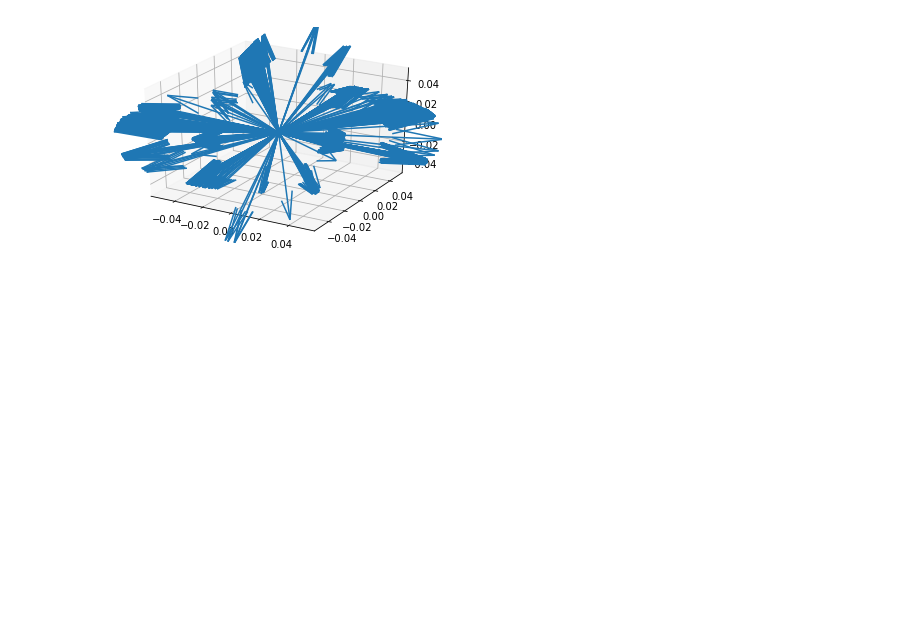
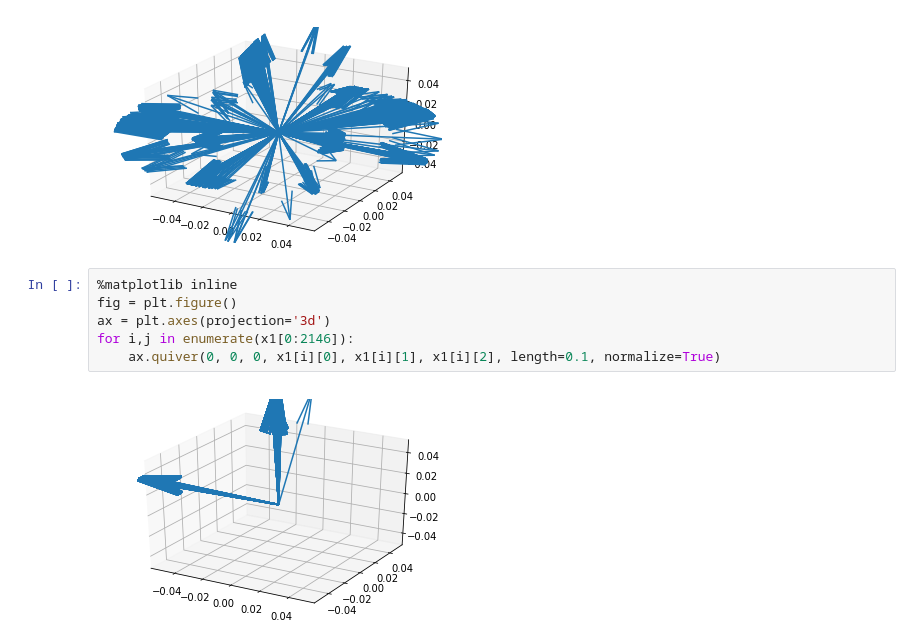
Before and after one commit to mehdig-exe/Third-Year-Project, a Jupyter notebook: Mehdi/Data Analysis.ipynb, the cells around one changed output. Saved outputs shown, nothing was run; the diff lists cells and outputs as text; blank space fills up the shorter version.

```diff
--- a/Mehdi/Data Analysis.ipynb
+++ b/Mehdi/Data Analysis.ipynb
@@ -35,3 +35,11 @@ for i,j in enumerate(x1[0:2146]):
     ax.quiver(0, 0, 0, crossArray[i][0], crossArray[i][1], crossArray[i][2], length=0.1, normalize=True)
 # %% [output]
 [figure]
+# %%
+%matplotlib inline
+fig = plt.figure()
+ax = plt.axes(projection='3d')
+for i,j in enumerate(x1[0:2146]):
+    ax.quiver(0, 0, 0, x1[i][0], x1[i][1], x1[i][2], length=0.1, normalize=True)
+# %% [output]
+[figure, added]
```
